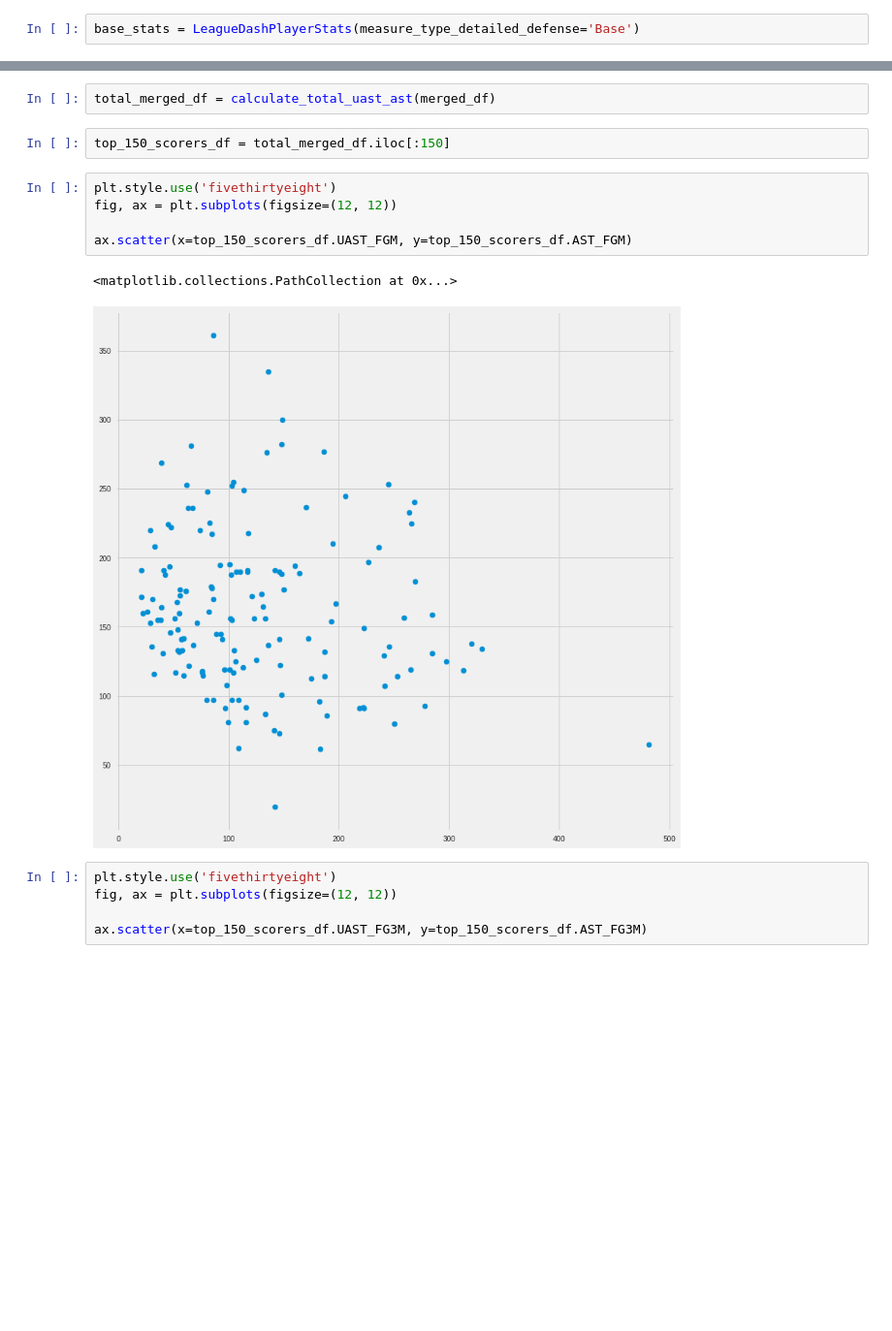
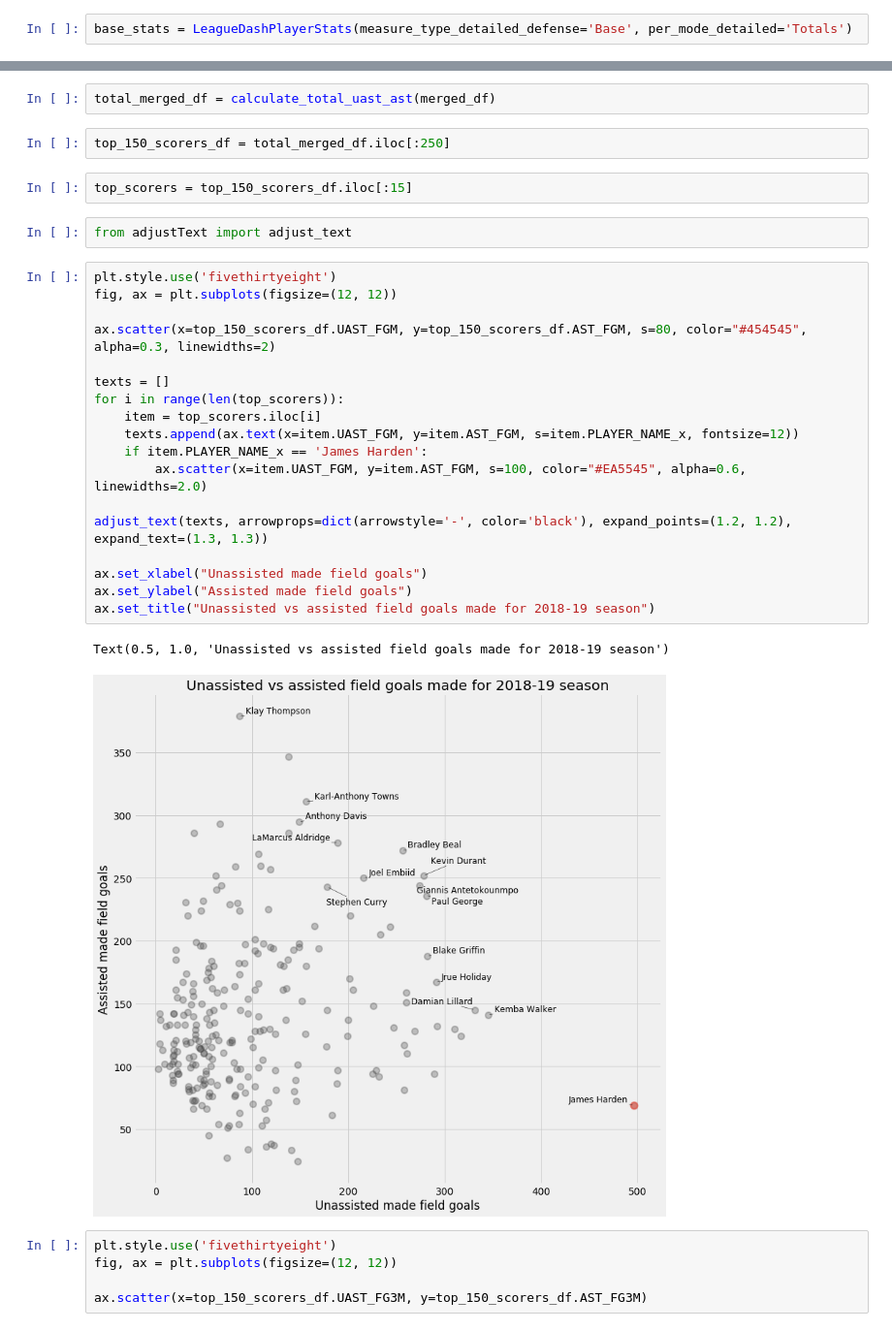
Before and after one commit to danchyy/Basketball_Analytics, a Jupyter notebook: Scripts/2018_19_season/harden_analysis/harden_analysis.ipynb, the cells around one changed output, grey strips where cells are left out. Shown at 97% size. Saved outputs shown, nothing was run; the diff lists cells and outputs as text; blank space fills up the shorter version.

```diff
--- a/Scripts/2018_19_season/harden_analysis/harden_analysis.ipynb
+++ b/Scripts/2018_19_season/harden_analysis/harden_analysis.ipynb
@@ -221,7 +239,7 @@ _ = ax.set_title('Distribution of some top scorers in past 30 years through firs
 # %%
 from nba_api.stats.endpoints.leaguedashplayerstats import LeagueDashPlayerStats
 # %%
-base_stats = LeagueDashPlayerStats(measure_type_detailed_defense='Base')
+base_stats = LeagueDashPlayerStats(measure_type_detailed_defense='Base', per_mode_detailed='Totals')
 # %%
 base_df = base_stats.get_data_frames()[0]
 # %%
@@ -246,15 +266,32 @@ def calculate_total_uast_ast(data_frame):
 # %%
 total_merged_df = calculate_total_uast_ast(merged_df)
 # %%
-top_150_scorers_df = total_merged_df.iloc[:150]
+top_150_scorers_df = total_merged_df.iloc[:250]
-# %%
-plt.style.use('fivethirtyeight')
-fig, ax = plt.subplots(figsize=(12, 12))
-
-ax.scatter(x=top_150_scorers_df.UAST_FGM, y=top_150_scorers_df.AST_FGM)
-# %% [output]
-<matplotlib.collections.PathCollection at 0x...>
-[figure, removed]
+# %%
+top_scorers = top_150_scorers_df.iloc[:15]
+# %%
+from adjustText import adjust_text
+# %%
+plt.style.use('fivethirtyeight')
+fig, ax = plt.subplots(figsize=(12, 12))
+
+ax.scatter(x=top_150_scorers_df.UAST_FGM, y=top_150_scorers_df.AST_FGM, s=80, color="#454545", alpha=0.3, linewidths=2)
+
+texts = []
+for i in range(len(top_scorers)):
+    item = top_scorers.iloc[i]
+    texts.append(ax.text(x=item.UAST_FGM, y=item.AST_FGM, s=item.PLAYER_NAME_x, fontsize=12))
+    if item.PLAYER_NAME_x == 'James Harden':
+        ax.scatter(x=item.UAST_FGM, y=item.AST_FGM, s=100, color="#EA5545", alpha=0.6, linewidths=2.0)
+
+adjust_text(texts, arrowprops=dict(arrowstyle='-', color='black'), expand_points=(1.2, 1.2), expand_text=(1.3, 1.3))
+
+ax.set_xlabel("Unassisted made field goals")
+ax.set_ylabel("Assisted made field goals")
+ax.set_title("Unassisted vs assisted field goals made for 2018-19 season")
+# %% [output]
+Text(0.5, 1.0, 'Unassisted vs assisted field goals made for 2018-19 season')
+[figure, added]
 # %%
 plt.style.use('fivethirtyeight')
 fig, ax = plt.subplots(figsize=(12, 12))
```
Also changed, not shown: parts of 9 cells of this notebook.
